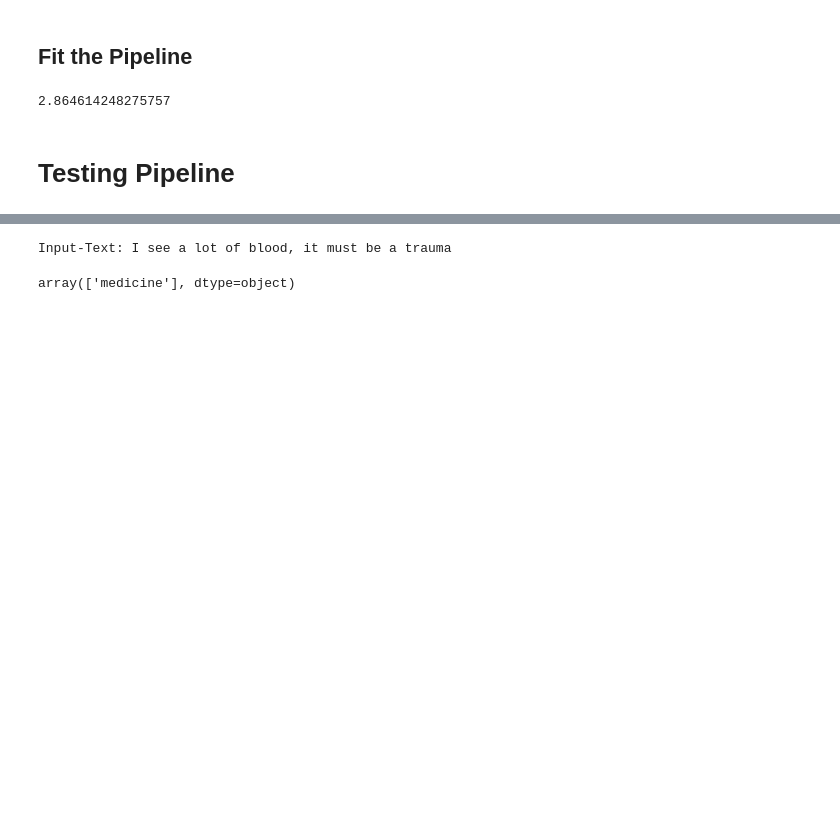
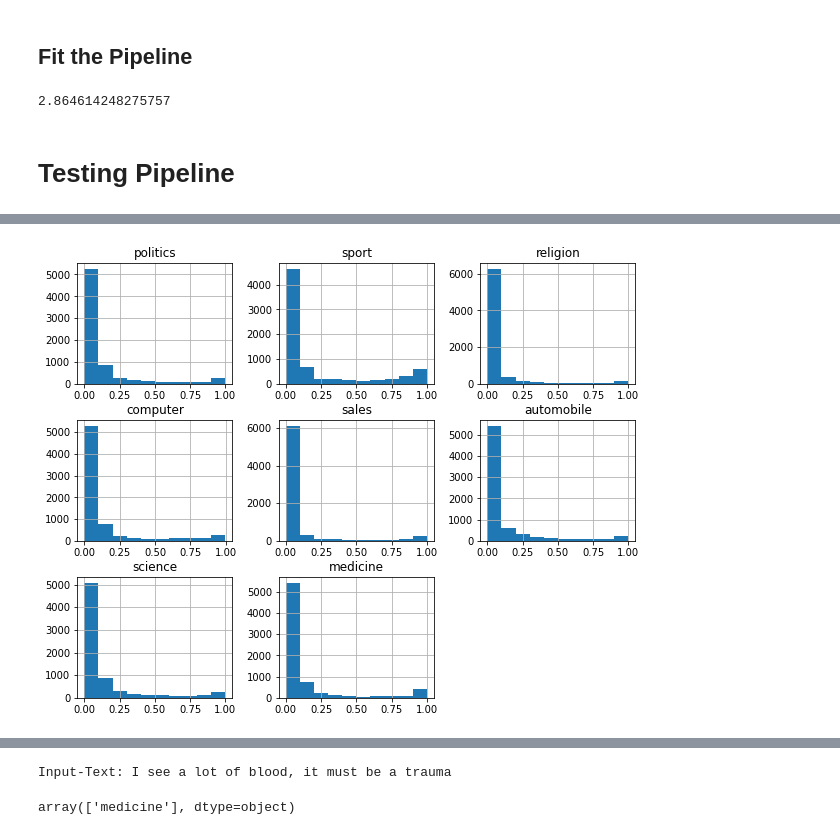
Before and after one commit to DataDavidProjects/UniversityProjects, a Jupyter notebook: Data Visualization and Text Mining/NLP/ModelCreation.ipynb, the cells around one changed output, grey strips where cells are left out. Drawn from its saved outputs; the diff is of its cells as text; code cells hidden in the pictures; blank space fills up the shorter version.

```diff
--- a/Data Visualization and Text Mining/NLP/ModelCreation.ipynb
+++ b/Data Visualization and Text Mining/NLP/ModelCreation.ipynb
@@ -382,5 +397,8 @@ print(classification_report(y_test,y_pred))
 # %%
-dist_proba_pred = pd.DataFrame(fitted_pipe.predict_proba(X_test_prep))
-dist_proba_pred
+dist_proba_pred = pd.DataFrame(fitted_pipe.predict_proba(X_test_prep), columns=key_categories)
+
+dist_proba_pred.hist(figsize = (10,8));
+# %% [output]
+[figure, added]
 # %%
 df['label'].unique()
```
Also changed, not shown: parts of 9 cells of this notebook, 1 other file.
